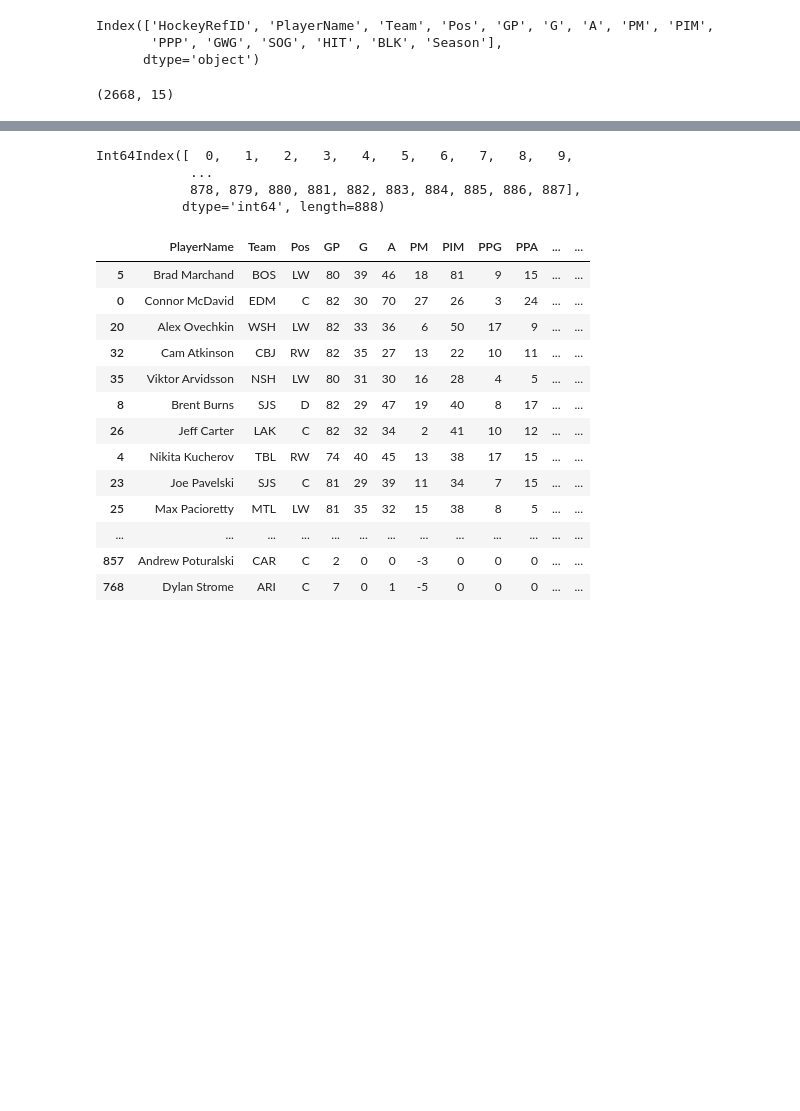
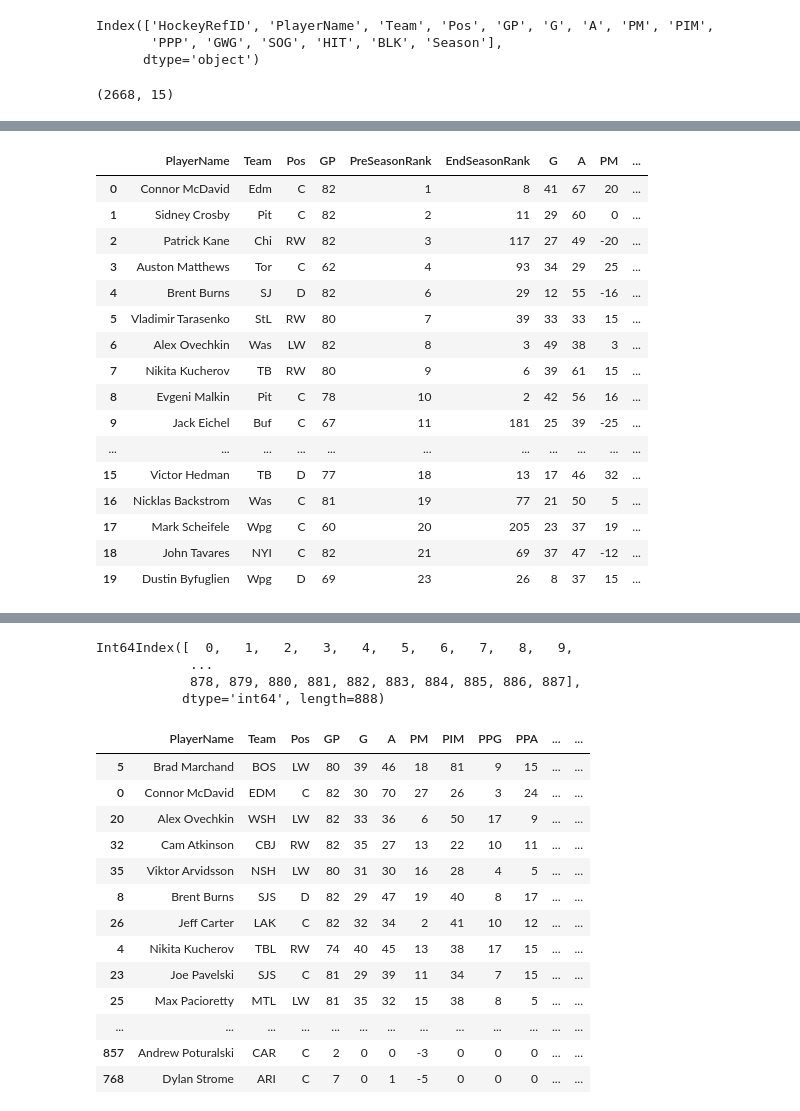
Before and after one commit to jeff3780/DSE200x, a Jupyter notebook: wk10_FinalPjt/Fantasy Hockey Draft List Generator - Final Prj - Jeff Puuri.ipynb, the cells around one changed output, grey strips where cells are left out. Cells and saved outputs as stored; diff of their text form; code cells hidden in the pictures; blank space fills up the shorter version.

```diff
--- a/wk10_FinalPjt/Fantasy Hockey Draft List Generator - Final Prj - Jeff Puuri.ipynb
+++ b/wk10_FinalPjt/Fantasy Hockey Draft List Generator - Final Prj - Jeff Puuri.ipynb
@@ -102,0 +100,20 @@ I will use the pandas DataFrame rank function repeatedly.  [URL describing its u
+# %%
+ranksDF.head(20)
+# %% [output]
+|  | PlayerName | Team | Pos | GP | PreSeasonRank | EndSeasonRank | G | A | PM | ... |
+| 0 | Connor McDavid | Edm | C | 82 | 1 | 8 | 41 | 67 | 20 | ... |
+| 1 | Sidney Crosby | Pit | C | 82 | 2 | 11 | 29 | 60 | 0 | ... |
+| 2 | Patrick Kane | Chi | RW | 82 | 3 | 117 | 27 | 49 | -20 | ... |
+| 3 | Auston Matthews | Tor | C | 62 | 4 | 93 | 34 | 29 | 25 | ... |
+| 4 | Brent Burns | SJ | D | 82 | 6 | 29 | 12 | 55 | -16 | ... |
+| 5 | Vladimir Tarasenko | StL | RW | 80 | 7 | 39 | 33 | 33 | 15 | ... |
+| 6 | Alex Ovechkin | Was | LW | 82 | 8 | 3 | 49 | 38 | 3 | ... |
+| 7 | Nikita Kucherov | TB | RW | 80 | 9 | 6 | 39 | 61 | 15 | ... |
+| 8 | Evgeni Malkin | Pit | C | 78 | 10 | 2 | 42 | 56 | 16 | ... |
+| 9 | Jack Eichel | Buf | C | 67 | 11 | 181 | 25 | 39 | -25 | ... |
+| ... | ... | ... | ... | ... | ... | ... | ... | ... | ... | ... |
+| 15 | Victor Hedman | TB | D | 77 | 18 | 13 | 17 | 46 | 32 | ... |
+| 16 | Nicklas Backstrom | Was | C | 81 | 19 | 77 | 21 | 50 | 5 | ... |
+| 17 | Mark Scheifele | Wpg | C | 60 | 20 | 205 | 23 | 37 | 19 | ... |
+| 18 | John Tavares | NYI | C | 82 | 21 | 69 | 37 | 47 | -12 | ... |
+| 19 | Dustin Byfuglien | Wpg | D | 69 | 23 | 26 | 8 | 37 | 15 | ... |
```
Also changed, not shown: parts of 11 cells of this notebook.
